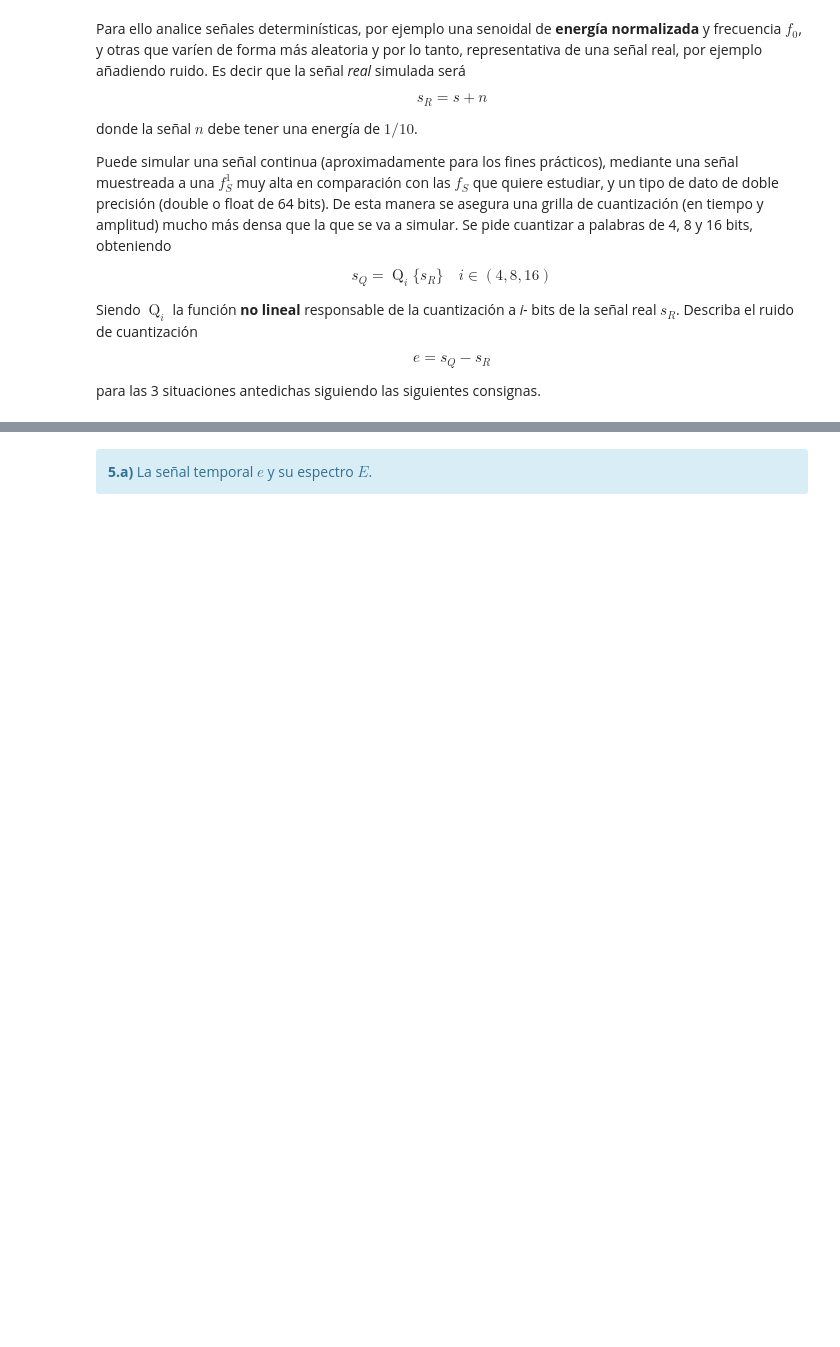
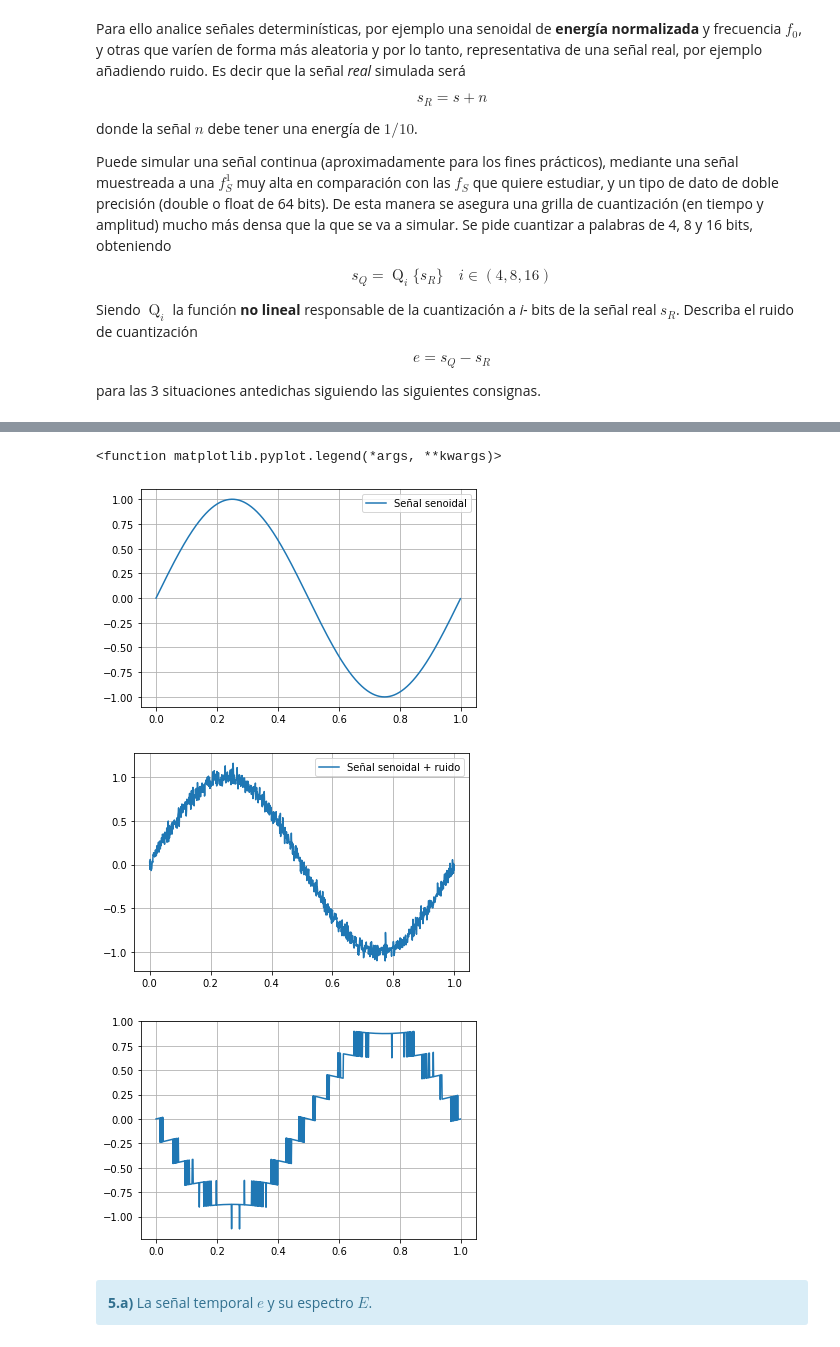
Before and after one commit to jbl95/pds-trabajosPracticos, a Jupyter notebook: TP1 - Muestreo de señales - Forurier.ipynb, the cells around one changed output, grey strips where cells are left out. Saved outputs shown, nothing was run; the diff lists cells and outputs as text; code cells hidden in the pictures; blank space fills up the shorter version.

```diff
--- a/TP1 - Muestreo de señales - Forurier.ipynb
+++ b/TP1 - Muestreo de señales - Forurier.ipynb
@@ -1511,0 +1519,6 @@ para las 3 situaciones antedichas siguiendo las siguientes consignas.
+# %%
+def mi_ruido (N,fs,sigma,mu):
+    tt = npy.arange(N/fs, step=1/fs)
+    ruido = npy.random.normal(mu,sigma,N)
+
+    return tt,ruido
@@ -1512,3 +1573,35 @@ para las 3 situaciones antedichas siguiendo las siguientes consignas.
+# %%
+sigma = (vmax**2) / 20
+mu = 0
+
+tt,xx = mi_func_sen(vmax, dc, ff, ph, nn, fs)
+tt_ruido,xx_ruido = mi_ruido(nn, fs, sigma, mu)
+
+sr = xx + xx_ruido
+
+q = mi_func_ADC (vmax,sr,nbits)
+
+mlevel = (2 ** (nbits - 1))
+qn = xx/mlevel - q
+
+
+plt.figure(1)
+plt.plot(tt,xx,label='Señal senoidal')
+plt.grid()
+plt.legend()
+plt.figure(2)
+plt.plot(tt_ruido,sr,label='Señal senoidal + ruido')
+plt.grid()
+plt.legend()
+plt.figure(3)
+plt.plot(tt,qn,label='Ruido de cuantización')
+plt.grid()
+plt.legend
+# %% [output]
+<function matplotlib.pyplot.legend(*args, **kwargs)>
+[figure, added]
+[figure, added]
+[figure, added]
 # %% [markdown]
 <div class="alert alert-block alert-info">
 <b>5.a)</b>
```
Also changed, not shown: parts of 7 cells of this notebook.
